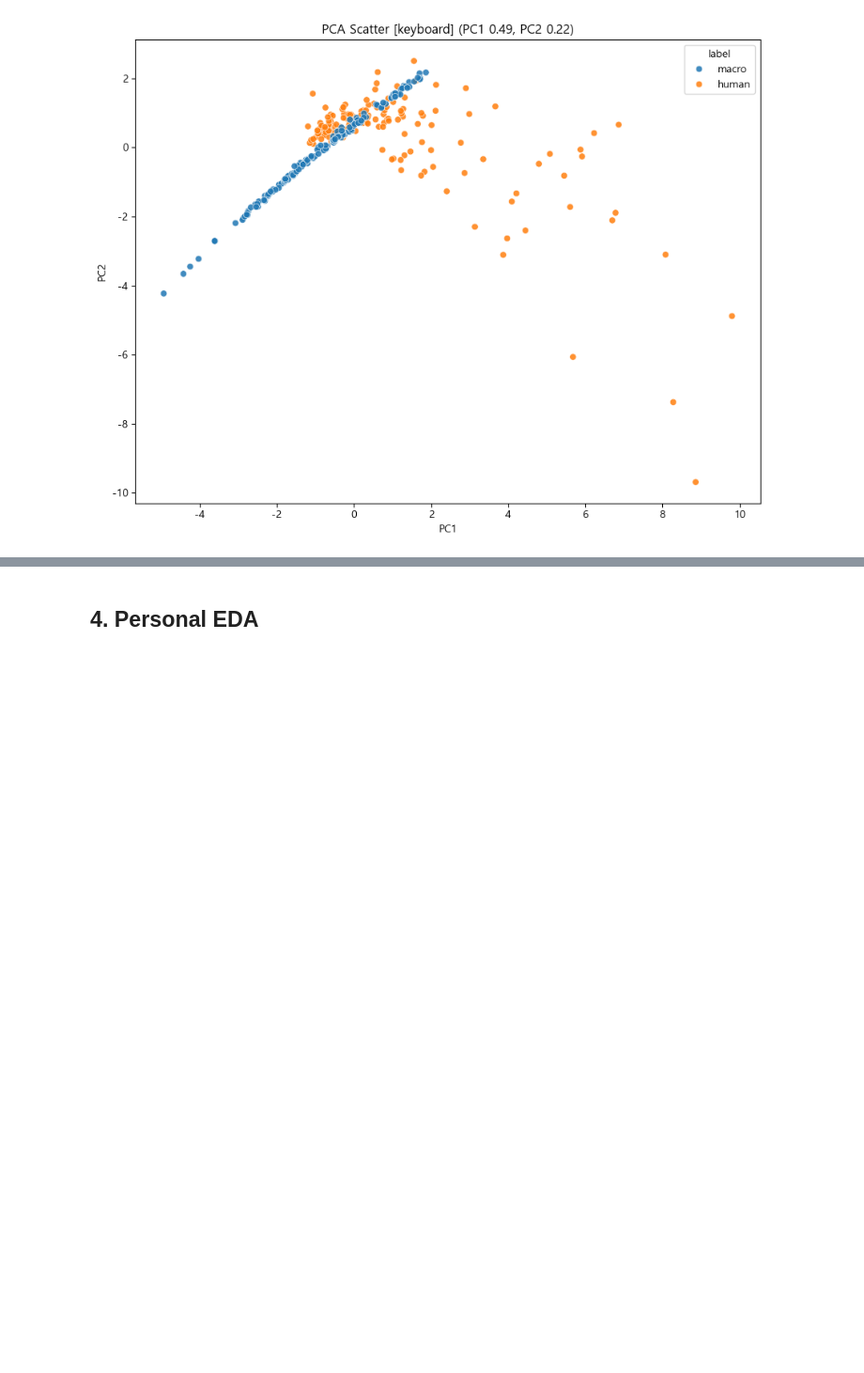
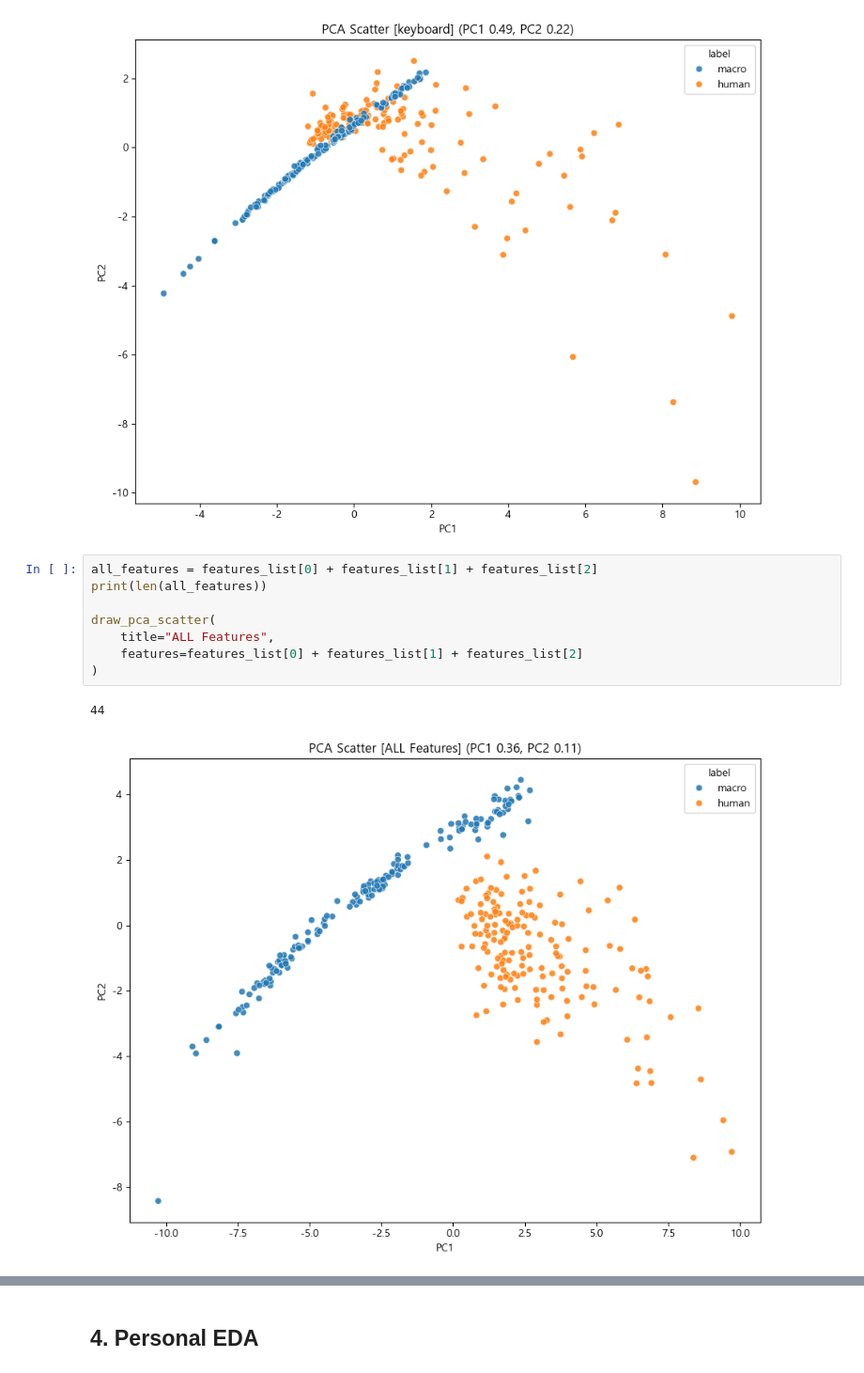
Before and after one commit to Tickle-ticket/Tickle, a Jupyter notebook: services/ai/train/EDA/eda_chan.ipynb, the cells around one changed output, grey strips where cells are left out. Shown at 94% size. Saved outputs shown, nothing was run; the diff lists cells and outputs as text; blank space fills up the shorter version.

```diff
--- a/services/ai/train/EDA/eda_chan.ipynb
+++ b/services/ai/train/EDA/eda_chan.ipynb
@@ -864,3 +864,14 @@ for group, features in FEATURE_GROUPS.items():
 [figure]
 [figure]
 [figure]
+# %%
+all_features = features_list[0] + features_list[1] + features_list[2]
+print(len(all_features))
+
+draw_pca_scatter(
+    title="ALL Features",
+    features=features_list[0] + features_list[1] + features_list[2]
+)
+# %% [output]
+44
+[figure, added]
```
Also changed, not shown: parts of 1 cell of this notebook.
